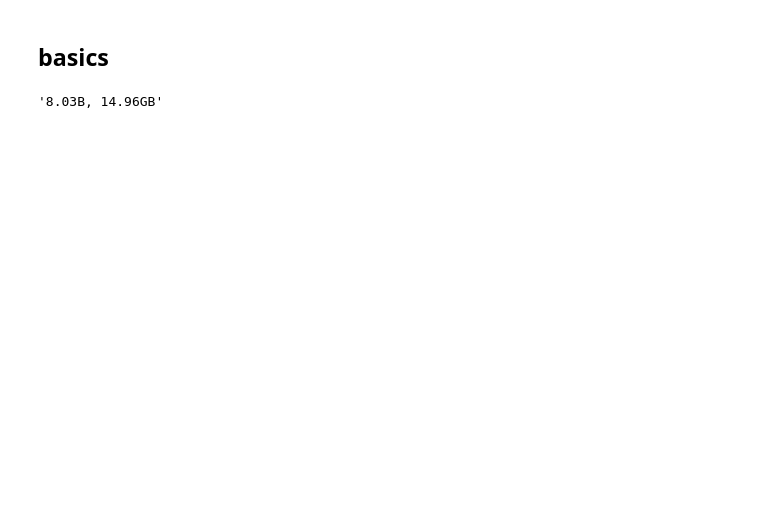
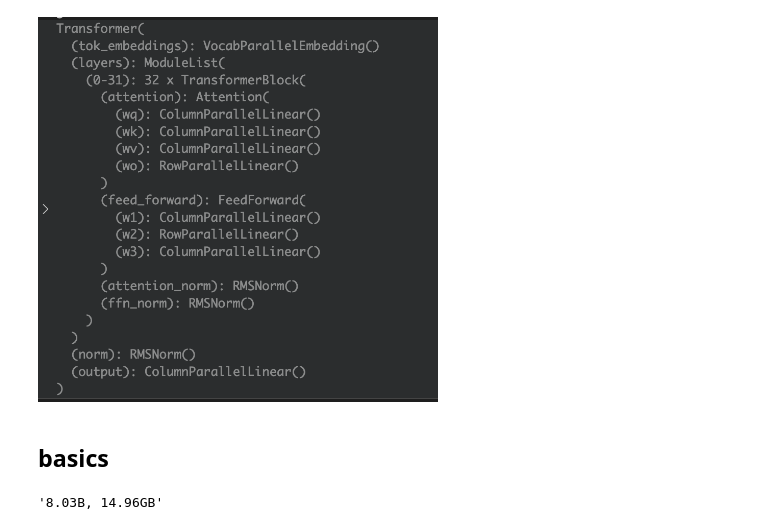
Before and after one commit to chunhuizhang/personal_chatgpt, a Jupyter notebook: tutorials/llama/llama3_0419.ipynb, the cells around one changed output. Saved outputs shown, nothing was run; the diff lists cells and outputs as text; code cells hidden in the pictures; blank space fills up the shorter version.

```diff
--- a/tutorials/llama/llama3_0419.ipynb
+++ b/tutorials/llama/llama3_0419.ipynb
@@ -21,4 +29,8 @@ import torch
     - https://huggingface.co/meta-llama/Meta-Llama-3-8B
+# %%
+Image('../../imgs/meta-llama-model.png', width=400)
+# %% [output]
+[figure, added]
 # %%
 # !pip install blobfile
 # %% [markdown]
```
Also changed, not shown: parts of 26 cells of this notebook, 1 other file.
